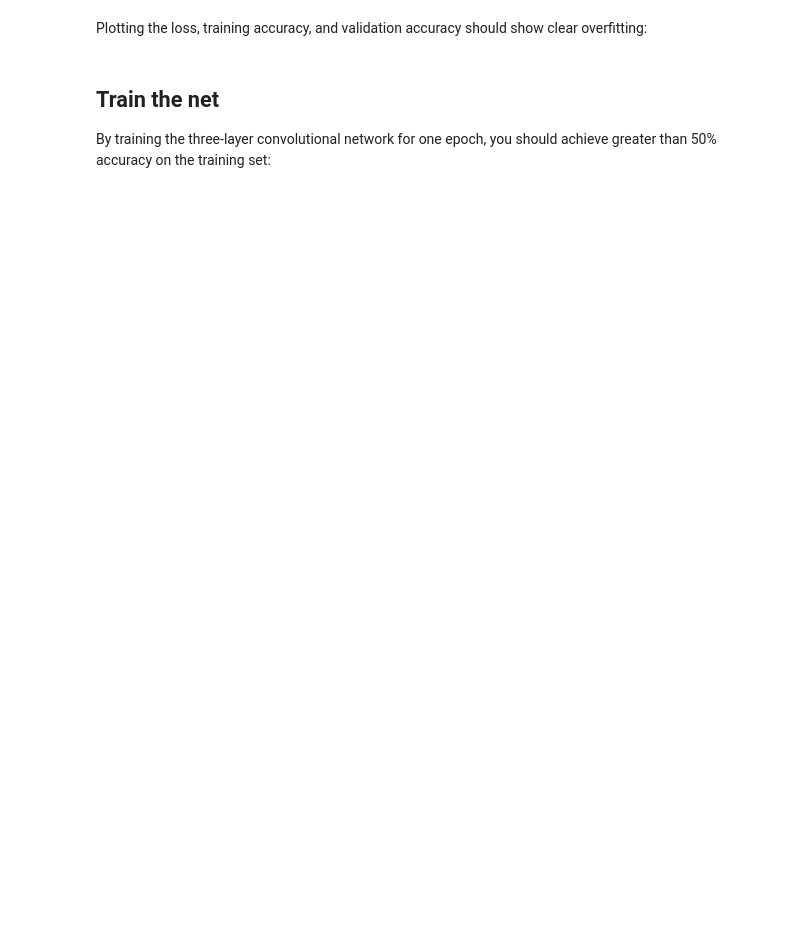
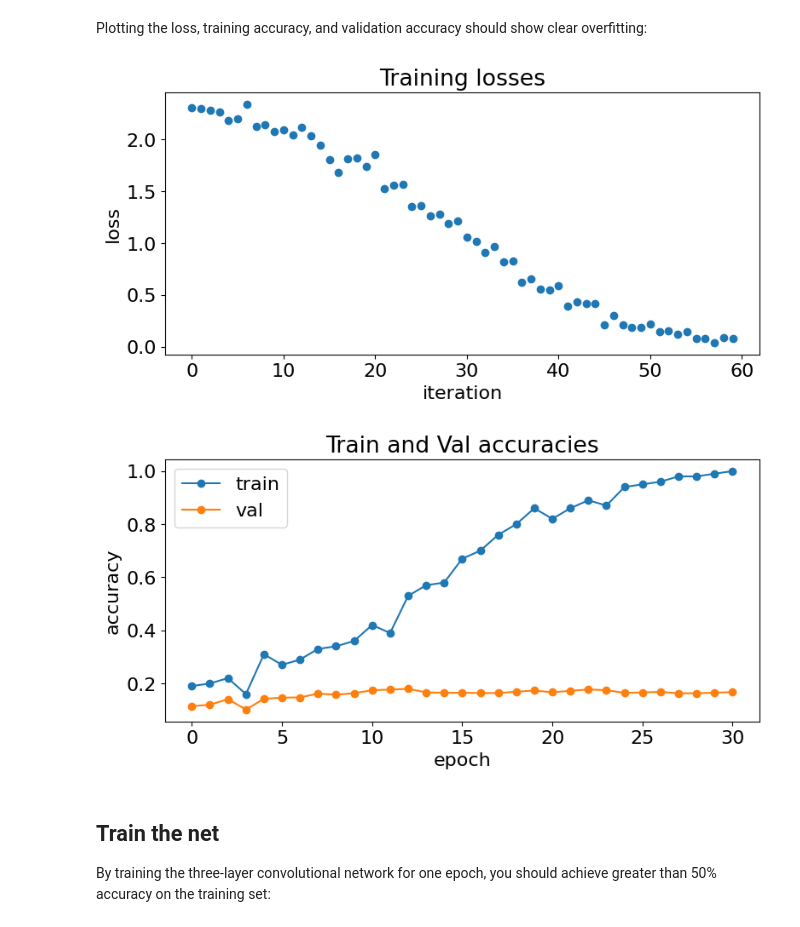
Before and after one commit to wsad12328/Deep-Vision, a Jupyter notebook: HW6/HW6.ipynb, the cells around one changed output. Saved outputs shown, nothing was run; the diff lists cells and outputs as text; code cells hidden in the pictures; blank space fills up the shorter version.

```diff
--- a/HW6/HW6.ipynb
+++ b/HW6/HW6.ipynb
@@ -683,21 +758,24 @@ A nice trick is to train your model with just a few training samples. You should
 # %% [markdown]
 Plotting the loss, training accuracy, and validation accuracy should show clear overfitting:
 # %%
-# plt.title('Training losses')
-# plt.plot(solver.loss_history, 'o')
-# plt.xlabel('iteration')
-# plt.ylabel('loss')
-# plt.gcf().set_size_inches(9, 4)
-# plt.show()
+plt.title('Training losses')
+plt.plot(solver.loss_history, 'o')
+plt.xlabel('iteration')
+plt.ylabel('loss')
+plt.gcf().set_size_inches(9, 4)
+plt.show()
 
-# plt.title('Train and Val accuracies')
-# plt.plot(solver.train_acc_history, '-o')
-# plt.plot(solver.val_acc_history, '-o')
-# plt.legend(['train', 'val'], loc='upper left')
-# plt.xlabel('epoch')
-# plt.ylabel('accuracy')
-# plt.gcf().set_size_inches(9, 4)
-# plt.show()
+plt.title('Train and Val accuracies')
+plt.plot(solver.train_acc_history, '-o')
+plt.plot(solver.val_acc_history, '-o')
+plt.legend(['train', 'val'], loc='upper left')
+plt.xlabel('epoch')
+plt.ylabel('accuracy')
+plt.gcf().set_size_inches(9, 4)
+plt.show()
+# %% [output]
+[figure, added]
+[figure, added]
 # %% [markdown]
 ## Train the net
 By training the three-layer convolutional network for one epoch, you should achieve greater than 50% accuracy on the training set:
```
Also changed, not shown: parts of 33 cells of this notebook, 4 other files.
